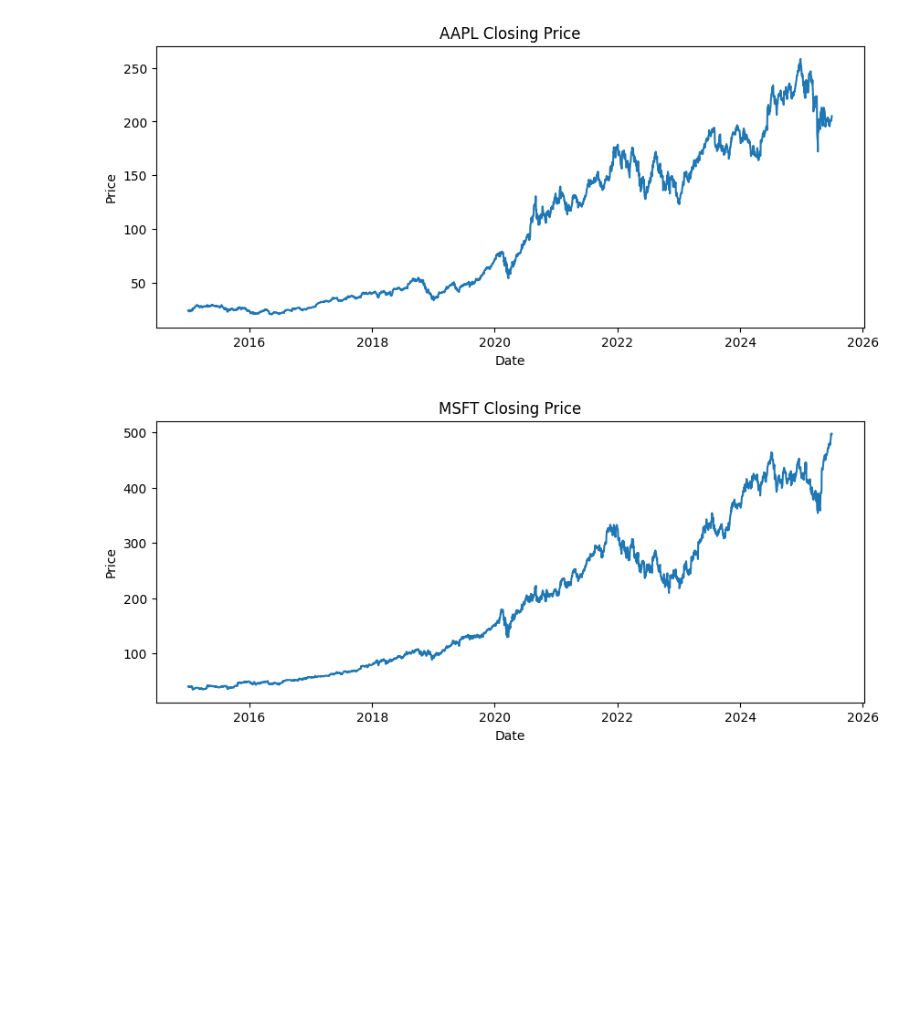
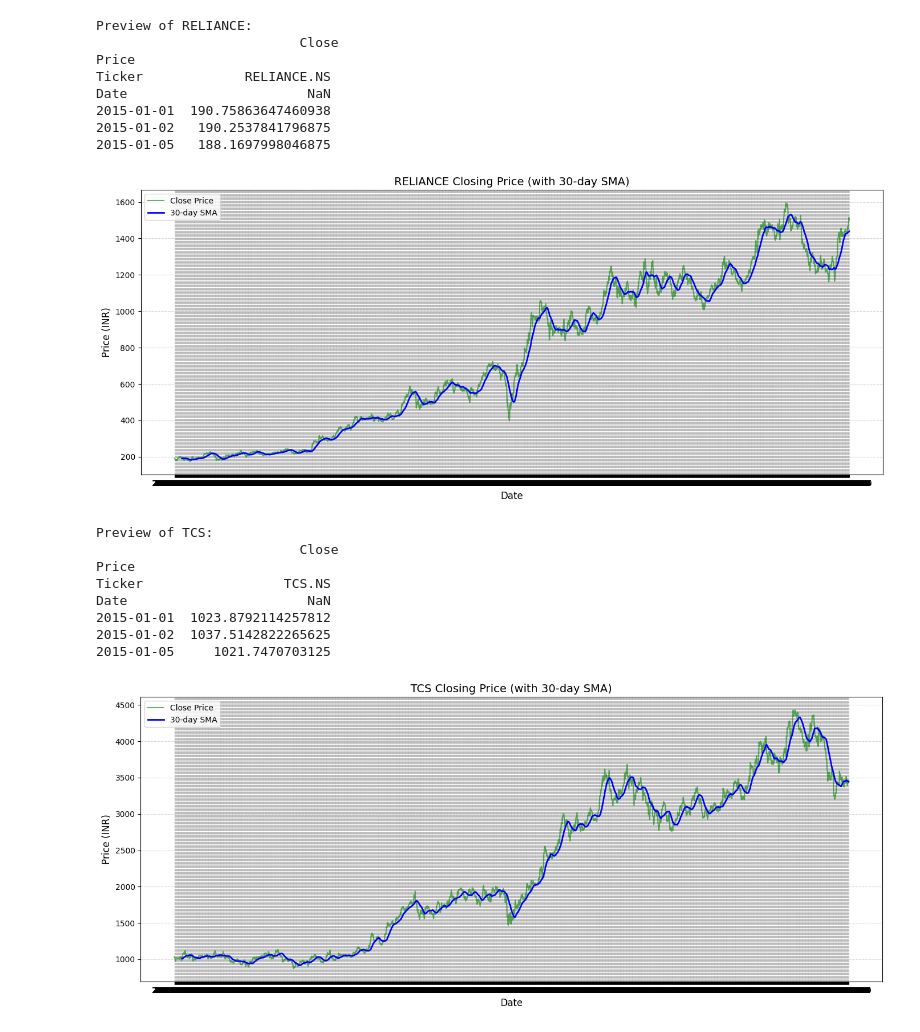
Before and after one commit to Adi7coder/AI-Stock-prediction-tool, a Jupyter notebook: notebooks/EDA.ipynb, the cells around one changed output. Cells and saved outputs as stored; diff of their text form; code cells hidden in the pictures; blank space fills up the shorter version.

Commit message:
Updated EDA for NSE/BSE tickers

```diff
--- a/notebooks/EDA.ipynb
+++ b/notebooks/EDA.ipynb
@@ -56,10 +54,11 @@ max      157.990005   479.859985
 # %%
+import yfinance as yf
+
+tickers = ["RELIANCE.NS", "TCS.NS", "INFY.NS", "SBIN.NS", "HDFCBANK.NS", "ICICIBANK.NS", "HINDUNILVR.NS"]
+
 for ticker in tickers:
-    print(f"Fetching data for {ticker}...")
+    print(f"Downloading and saving {ticker} ...")
     df = yf.download(ticker, start="2015-01-01", end="2025-07-01")[["Close"]]
-
-
-    df.columns = [f"{ticker}_Close"]
-    df.to_csv(f"../data/{ticker}.csv")
-    print(f"Saved data/{ticker}.csv")
+    df.to_csv(f"../data/{ticker.replace('.NS','')}.csv")
+    print(f"Saved ../data/{ticker.replace('.NS','')}.csv")
 # %% [output]
@@ -87,12 +83,57 @@ Saved data/META.csv
 # %%
+import pandas as pd
+import matplotlib.pyplot as plt
+
+tickers = ["RELIANCE", "TCS", "INFY", "SBIN", "HDFCBANK", "ICICIBANK", "HINDUNILVR"]
+
 for ticker in tickers:
-    df = pd.read_csv(f"../data/{ticker}.csv", index_col=0, parse_dates=True)
-    plt.figure(figsize=(10,4))
-    plt.plot(df)
-    plt.title(f"{ticker} Closing Price")
-    plt.ylabel("Price")
-    plt.xlabel("Date")
+    file_path = f"../data/{ticker}.csv"
+    df = pd.read_csv(file_path, index_col=0, parse_dates=True)
+
+    if df.empty or "Close" not in df.columns:
+        print(f"{ticker}: file is empty or missing Close column, skipping.")
+        continue
+
+    print(f"\nPreview of {ticker}:\n", df.head())
+
+    # convert to numeric if needed
+    df["Close"] = pd.to_numeric(df["Close"], errors="coerce")
+    df.dropna(subset=["Close"], inplace=True)
+
+    if df.empty:
+        print(f"{ticker}: no valid numeric Close data after cleaning, skipping.")
+        continue
+
+    # rolling SMA
+    df["Close_SMA30"] = df["Close"].rolling(window=30).mean()
+
+    plt.figure(figsize=(14, 6))
+    plt.plot(df.index, df["Close"], color="green", linewidth=1.5, alpha=0.6, label="Close Price")
+    plt.plot(df.index, df["Close_SMA30"], color="blue", linewidth=2, label="30-day SMA")
+
+    plt.title(f"{ticker} Closing Price (with 30-day SMA)", fontsize=14)
+    plt.ylabel("Price (INR)", fontsize=12)
+    plt.xlabel("Date", fontsize=12)
+    plt.legend()
+    plt.grid(True, linestyle="--", alpha=0.5)
+    plt.tight_layout()
     plt.show()
 # %% [output]
+Preview of RELIANCE:
+                          Close
+Price
+Ticker             RELIANCE.NS
+Date                       NaN
+2015-01-01  190.75863647460938
+2015-01-02   190.2537841796875
+2015-01-05   188.1697998046875
-[figure, old version]
+[figure, new version]
+Preview of TCS:
+                          Close
+Price
+Ticker                  TCS.NS
+Date                       NaN
+2015-01-01  1023.8792114257812
+2015-01-02  1037.5142822265625
+2015-01-05     1021.7470703125
-[figure, old version]
+[figure, new version]
```
Also changed, not shown: parts of 3 cells of this notebook, 16 other files.
